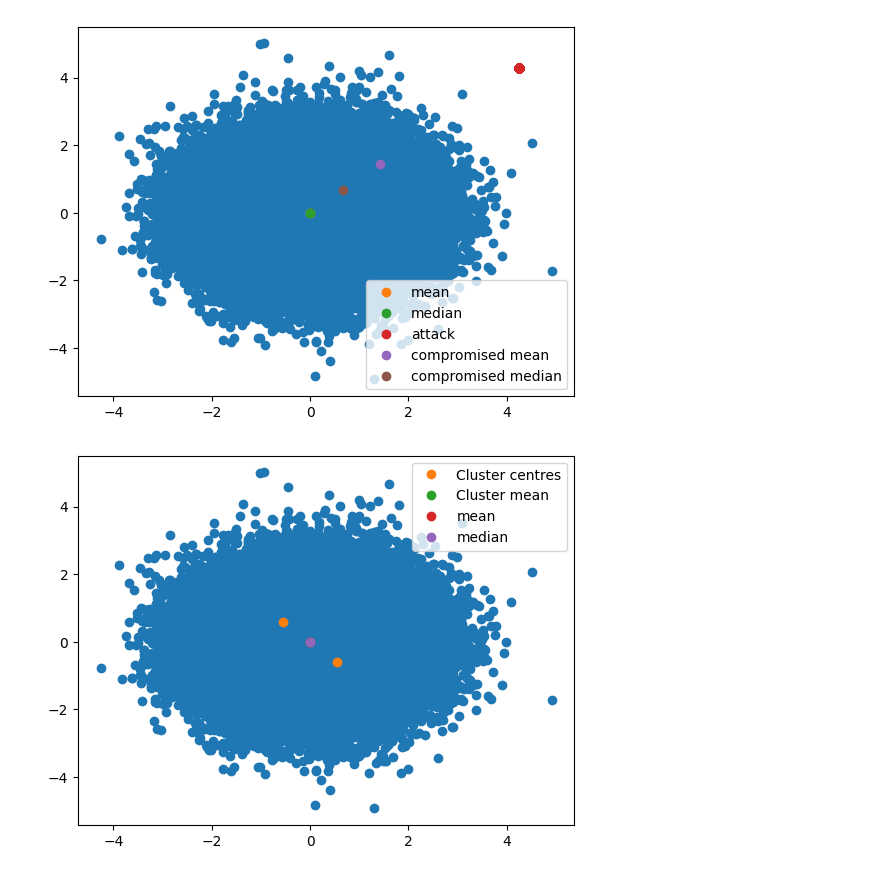
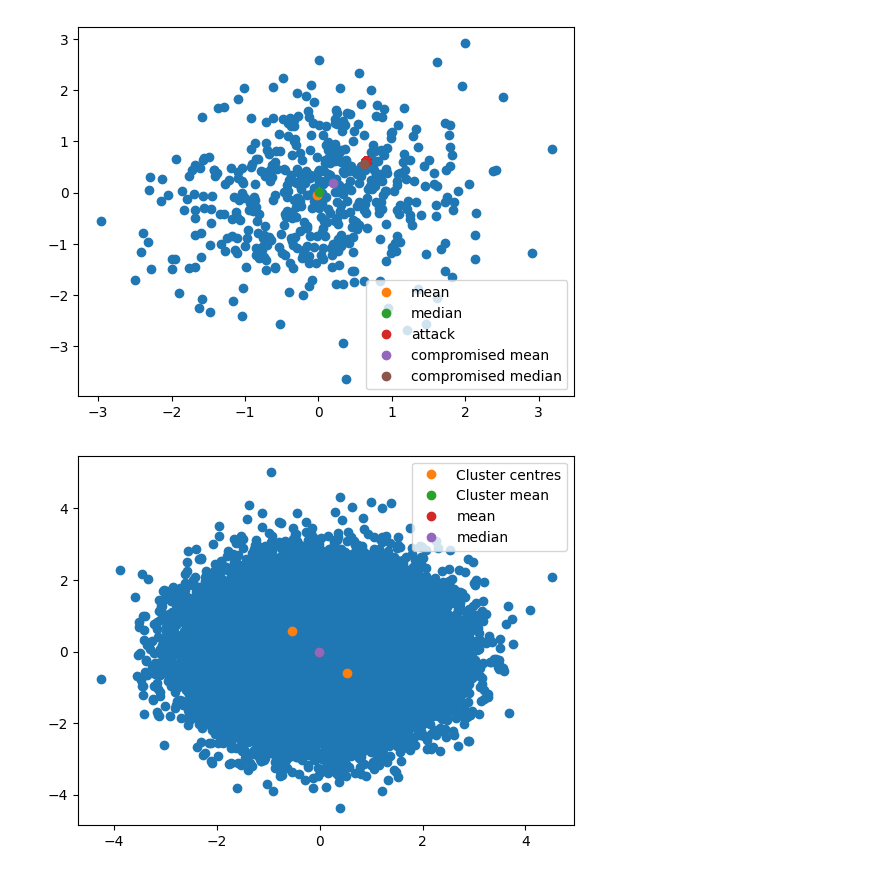
Before and after one commit to codymlewis/SGHFL, a Jupyter notebook: kmeans.ipynb, the cells around one changed output. Drawn from its saved outputs; the diff is of its cells as text; code cells hidden in the pictures.

```diff
--- a/kmeans.ipynb
+++ b/kmeans.ipynb
@@ -6,31 +8,31 @@ import matplotlib.pyplot as plt
 %matplotlib inline
 # %%
 rng = np.random.default_rng(42)
-npoints = 100000
-nattackpoints = npoints // 2
+npoints = 1000
+nattackpoints = npoints // 4
 s = npoints // 2 + 1 - nattackpoints
 zmax = sp.stats.norm.ppf((npoints - s) / npoints)
 
-X = rng.normal(size=(npoints, 2))
+X = rng.normal(size=(npoints // 2, 2))
 attack_X = np.tile(X.mean(axis=0) + zmax * X.std(axis=0), (nattackpoints, 1))
 compromised_X = np.concatenate((X, attack_X))
 
 plt.plot(X[:,0], X[:,1], 'o')
 X_mean = X.mean(axis=0)
 plt.plot(X_mean[0], X_mean[1], 'o', label="mean")
 X_median = np.median(X, axis=0)
 plt.plot(X_median[0], X_median[1], 'o', label="median")
 plt.plot(attack_X[:,0], attack_X[:,1], 'o', label="attack")
 
 cX_mean = compromised_X.mean(axis=0)
 plt.plot(cX_mean[0], cX_mean[1], 'o', label="compromised mean")
 cX_median = np.median(compromised_X, axis=0)
 plt.plot(cX_median[0], cX_median[1], 'o', label="compromised median")
 
 plt.legend()
 plt.show()
 # %% [output]
-[figure, old version]
+[figure, new version]
 # %%
 model = KMeans(2, n_init='auto').fit(X)
 plt.plot(X[:,0], X[:,1], 'o')
@@ -44,5 +46,5 @@ plt.plot(X_median[0], X_median[1], 'o', label="median")
 plt.legend()
 plt.show()
 # %% [output]
-[figure, old version]
+[figure, new version]
 # %%
```
Also changed, not shown: parts of 6 cells of this notebook, 2 other files.
